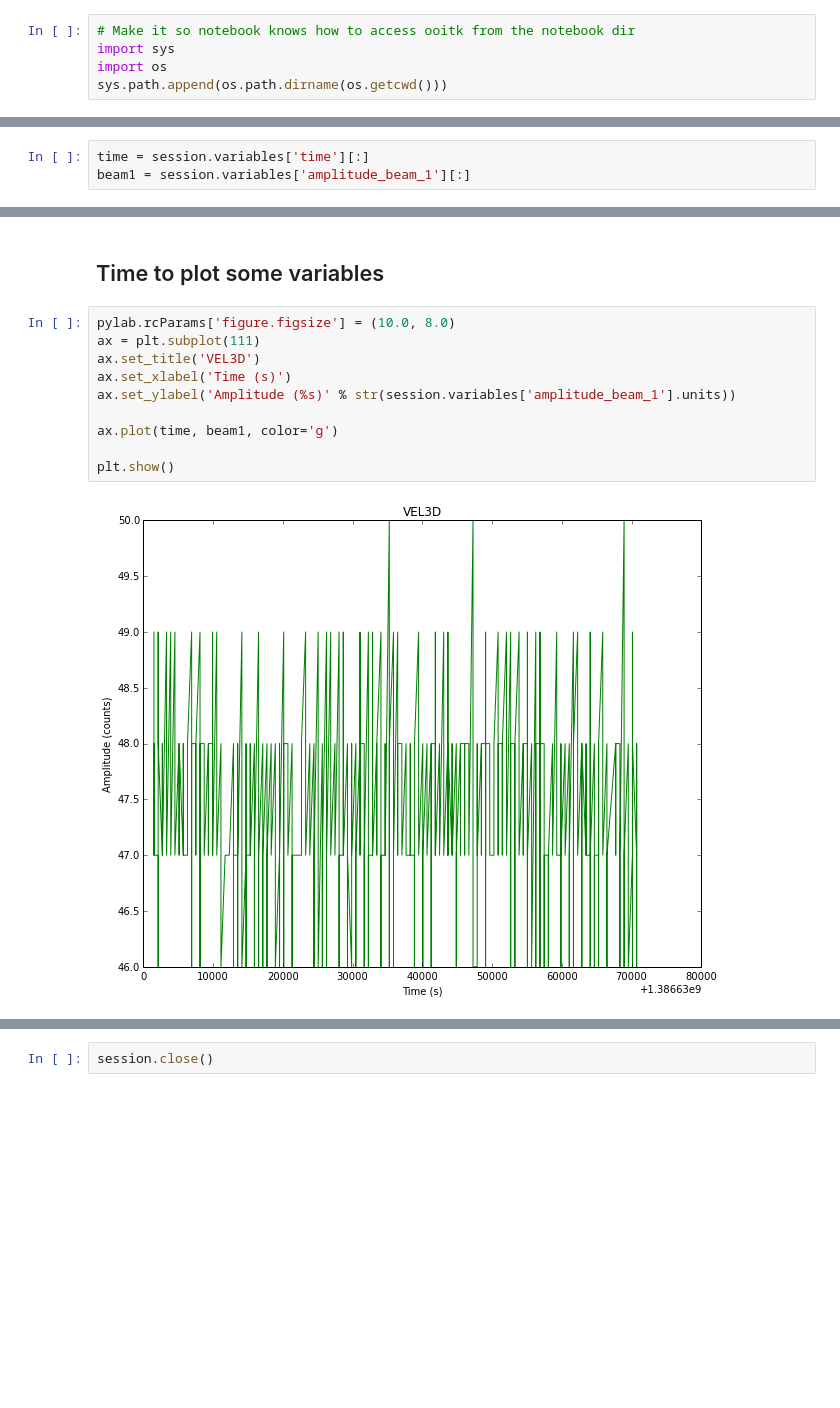
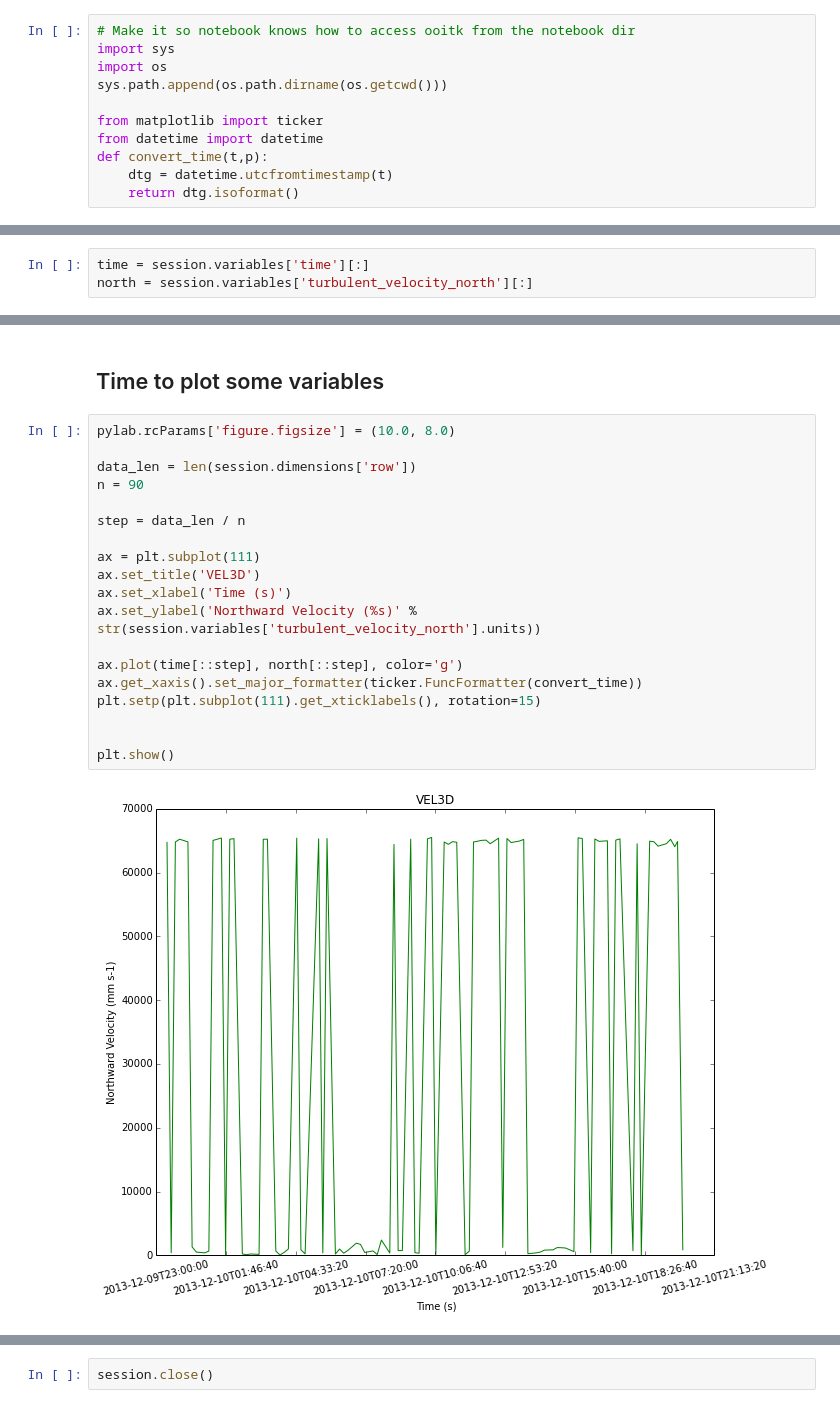
Before and after one commit to ooici/ooitk, a Jupyter notebook: notebooks/VEL3D.ipynb, the cells around one changed output, grey strips where cells are left out. Saved outputs shown, nothing was run; the diff lists cells and outputs as text; blank space fills up the shorter version.

```diff
--- a/notebooks/VEL3D.ipynb
+++ b/notebooks/VEL3D.ipynb
@@ -3,6 +3,12 @@
 import sys
 import os
 sys.path.append(os.path.dirname(os.getcwd()))
+
+from matplotlib import ticker
+from datetime import datetime
+def convert_time(t,p):
+    dtg = datetime.utcfromtimestamp(t)
+    return dtg.isoformat()
 # %%
 from ooitk.session import ERDDAPSession
 
@@ -38,3 +19,3 @@ velpttu_vlu_trndtst_qc
 # %%
 time = session.variables['time'][:]
-beam1 = session.variables['amplitude_beam_1'][:]
+north = session.variables['turbulent_velocity_north'][:]
@@ -46,13 +23,22 @@ u'counts'
 ## Time to plot some variables
 # %%
 pylab.rcParams['figure.figsize'] = (10.0, 8.0)
+
+data_len = len(session.dimensions['row'])
+n = 90
+
+step = data_len / n
+
 ax = plt.subplot(111)
 ax.set_title('VEL3D')
 ax.set_xlabel('Time (s)')
-ax.set_ylabel('Amplitude (%s)' % str(session.variables['amplitude_beam_1'].units))
+ax.set_ylabel('Northward Velocity (%s)' % str(session.variables['turbulent_velocity_north'].units))
 
-ax.plot(time, beam1, color='g')
+ax.plot(time[::step], north[::step], color='g')
+ax.get_xaxis().set_major_formatter(ticker.FuncFormatter(convert_time))
+plt.setp(plt.subplot(111).get_xticklabels(), rotation=15)
+
 
 plt.show()
 # %% [output]
-[figure, old version]
+[figure, new version]
```
Also changed, not shown: parts of 3 cells of this notebook, 3 other files.
